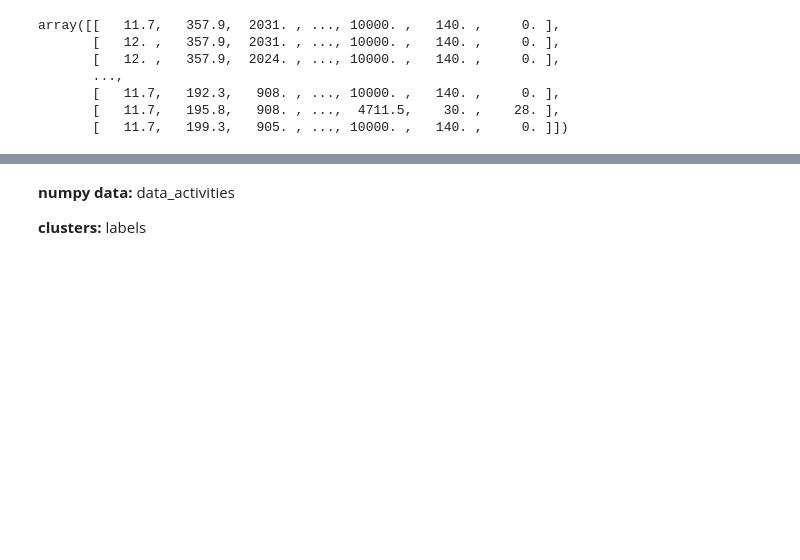
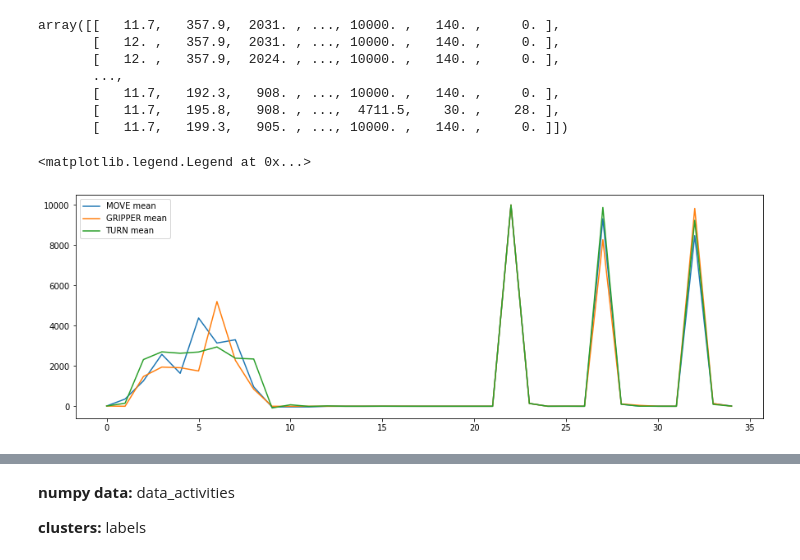
Before and after one commit to khaledlarbi/MVA_ML_for_TS, a Jupyter notebook: Datasets.ipynb, the cells around one changed output, grey strips where cells are left out. Saved outputs shown, nothing was run; the diff lists cells and outputs as text; code cells hidden in the pictures; blank space fills up the shorter version.

Commit message:
add graphs to compare some datasets

```diff
--- a/Datasets.ipynb
+++ b/Datasets.ipynb
@@ -45,10 +5,0 @@ path = 'datasets/diabete/diabetes-data/'
-# %%
-data_diabete = list()
-
-for i in range(70):
-    nb = str(i+1)
-    data_pd = pd.read_csv(path+'data-'+nb.zfill(2), sep='\t', usecols = [1,2,3] ,
-                       engine='python', header=None)
-    data_diabete.append(data_pd.to_numpy())
-
-data_diabete[0]
@@ -181,6 +128,15 @@ array([[   11.7,   357.9,  2031. , ..., 10000. ,   140. ,     0. ],
        [   11.7,   192.3,   908. , ..., 10000. ,   140. ,     0. ],
        [   11.7,   195.8,   908. , ...,  4711.5,    30. ,    28. ],
        [   11.7,   199.3,   905. , ..., 10000. ,   140. ,     0. ]])
+# %%
+ax = plt.figure(figsize =(15,5))
+plt.plot(np.mean(data_pioneers0[0][:], axis=0).T, label='MOVE mean')
+plt.plot(np.mean(data_pioneers1[0][:], axis=0).T, label='GRIPPER mean')
+plt.plot(np.mean(data_pioneers2[0][:], axis=0).T, label='TURN mean')
+plt.legend()
+# %% [output]
+<matplotlib.legend.Legend at 0x...>
+[figure, added]
 # %% [markdown]
 ## Activity recognition
 
```
Also changed, not shown: parts of 18 cells of this notebook.
